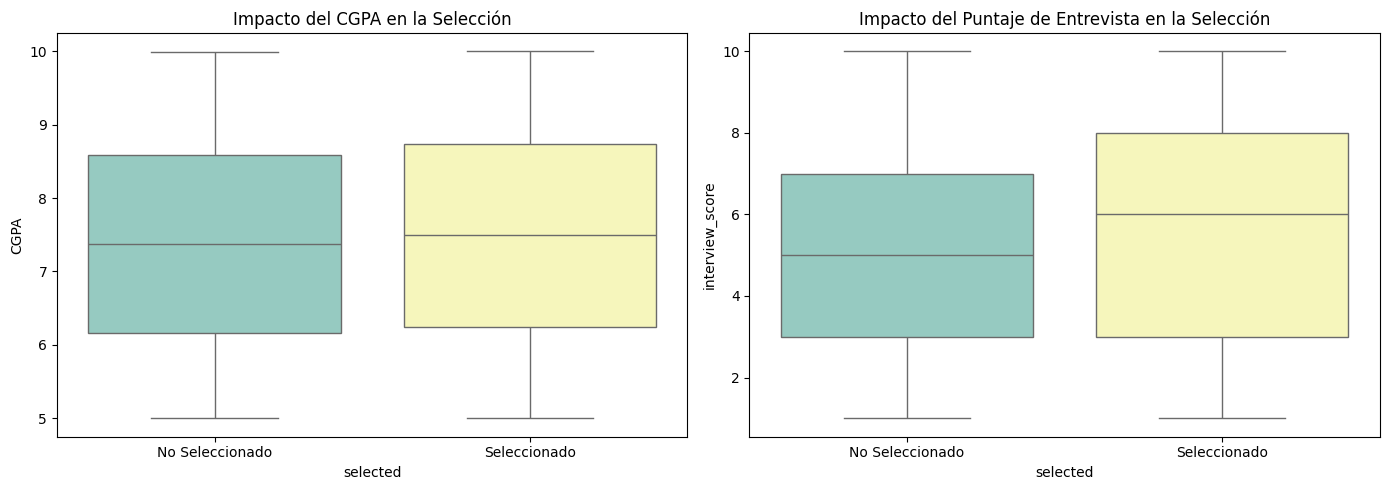
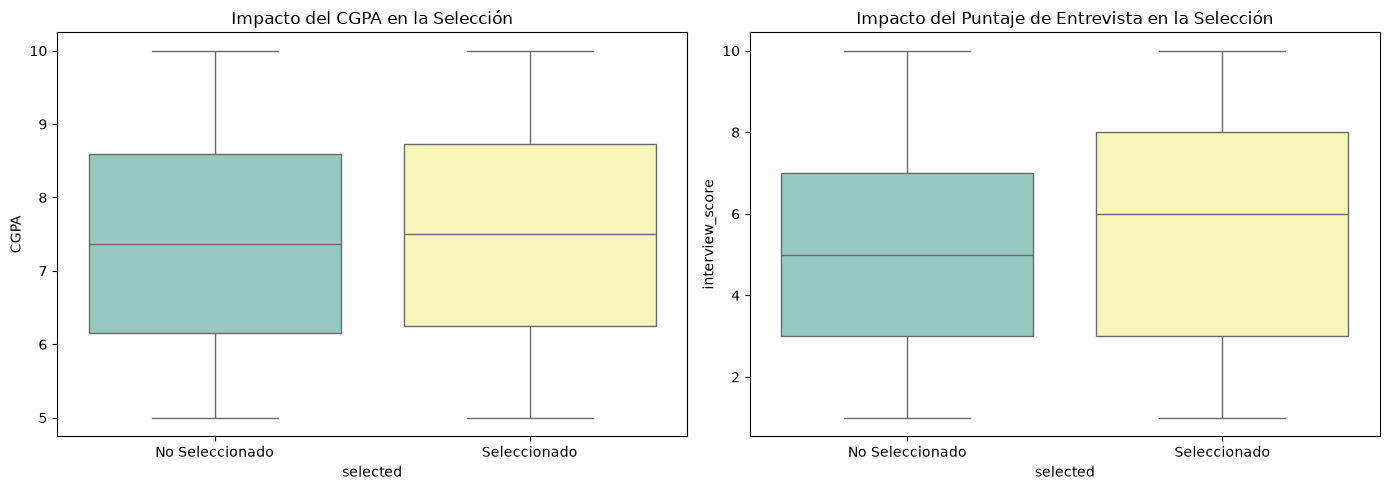
Code edit (unified diff) that turned the first committed figure into the second:
--- before
+++ after
@@ -1,10 +1,14 @@
 fig, axes = plt.subplots(1, 2, figsize=(14, 5))
 
+# Gráfico 1: CGPA
 sns.boxplot(x='selected', y='CGPA', hue='selected', data=df, ax=axes[0], palette='Set3', legend=False)
 axes[0].set_title('Impacto del CGPA en la Selección')
+axes[0].set_xticks([0, 1]) # <- Fijamos las posiciones de los ticks primero
 axes[0].set_xticklabels(['No Seleccionado', 'Seleccionado'])
 
+# Gráfico 2: Puntaje de Entrevista
 sns.boxplot(x='selected', y='interview_score', hue='selected', data=df, ax=axes[1], palette='Set3', legend=False)
 axes[1].set_title('Impacto del Puntaje de Entrevista en la Selección')
+axes[1].set_xticks([0, 1]) # <- Fijamos las posiciones de los ticks primero
 axes[1].set_xticklabels(['No Seleccionado', 'Seleccionado'])
 

Commit: fix EDA